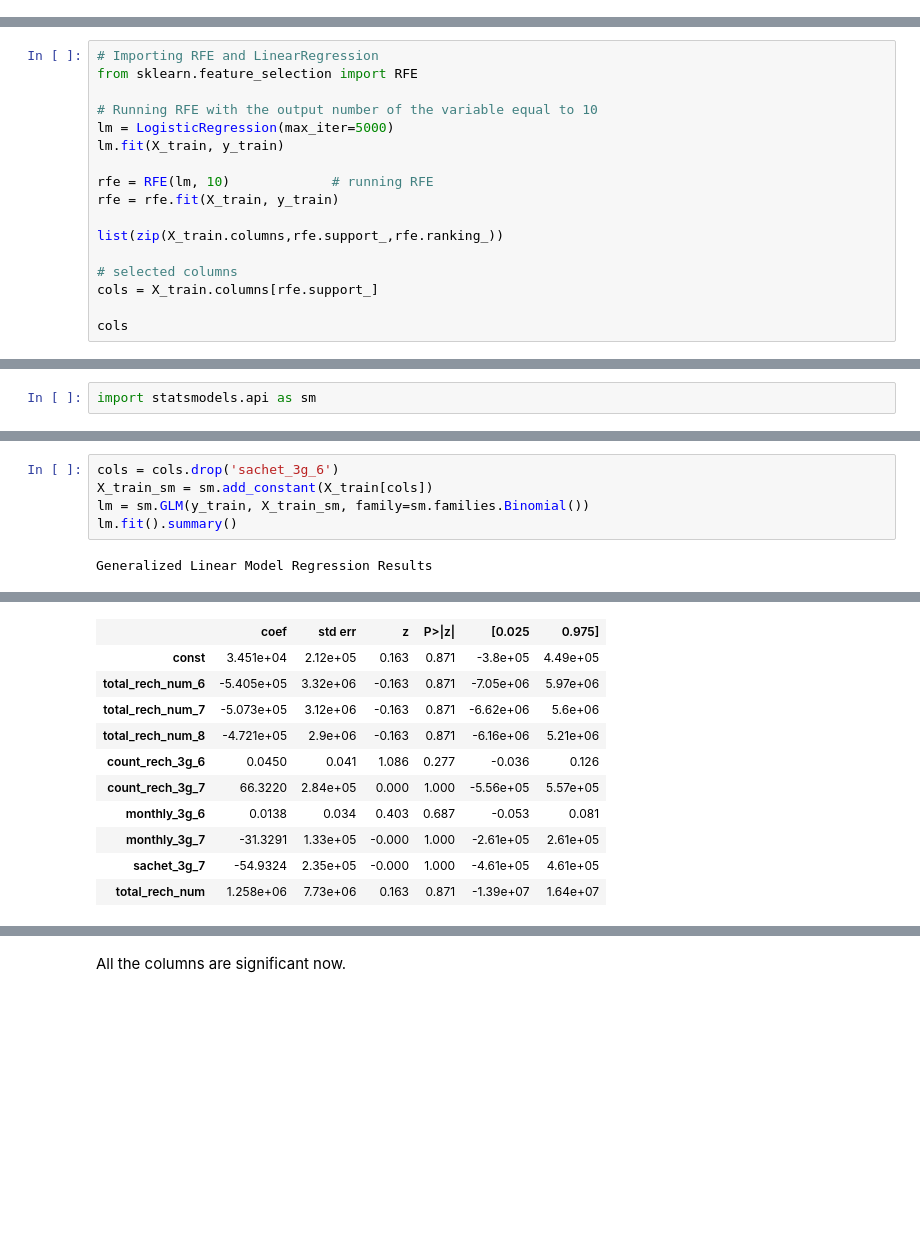
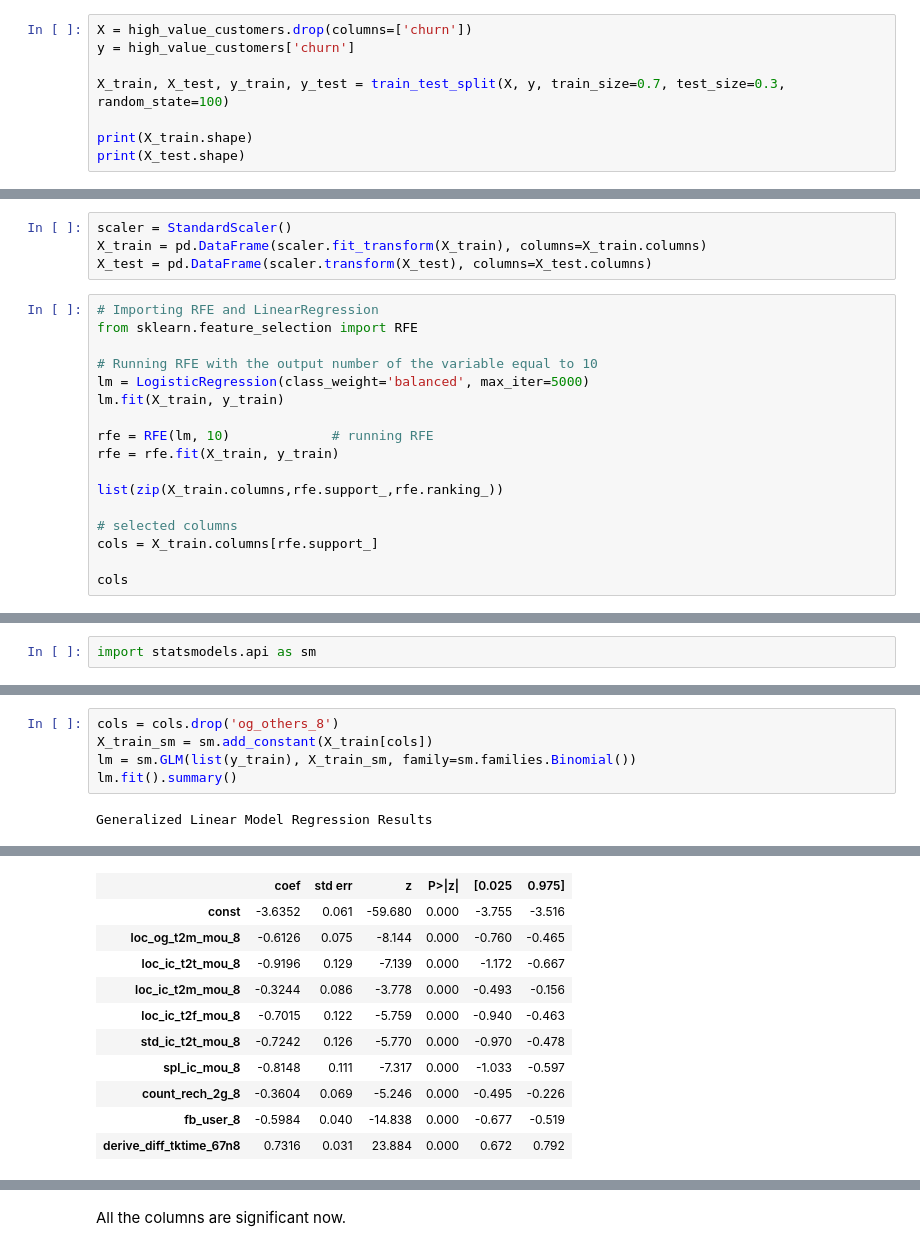
Before and after one commit to Shakeebbk/telecom-churn-case-study, a Jupyter notebook: MergedSolution.ipynb, the cells around one changed output, grey strips where cells are left out. Saved outputs shown, nothing was run; the diff lists cells and outputs as text; blank space fills up the shorter version.

```diff
--- a/MergedSolution.ipynb
+++ b/MergedSolution.ipynb
@@ -1409,0 +1407,8 @@ X_test = X_test_processed.copy()
+# %%
+X = high_value_customers.drop(columns=['churn'])
+y = high_value_customers['churn']
+
+X_train, X_test, y_train, y_test = train_test_split(X, y, train_size=0.7, test_size=0.3, random_state=100)
+
+print(X_train.shape)
+print(X_test.shape)
@@ -1410,9 +1418,13 @@ X_test = X_test_processed.copy()
+# %%
+scaler = StandardScaler()
+X_train = pd.DataFrame(scaler.fit_transform(X_train), columns=X_train.columns)
+X_test = pd.DataFrame(scaler.transform(X_test), columns=X_test.columns)
 # %%
 # Importing RFE and LinearRegression
 from sklearn.feature_selection import RFE
 
 # Running RFE with the output number of the variable equal to 10
-lm = LogisticRegression(max_iter=5000)
+lm = LogisticRegression(class_weight='balanced', max_iter=5000)
 lm.fit(X_train, y_train)
 
 rfe = RFE(lm, 10)             # running RFE
@@ -1461,7 +1474,7 @@ Generalized Linear Model Regression Results
 # %%
-cols = cols.drop('sachet_3g_6')
+cols = cols.drop('og_others_8')
 X_train_sm = sm.add_constant(X_train[cols])
-lm = sm.GLM(y_train, X_train_sm, family=sm.families.Binomial())
+lm = sm.GLM(list(y_train), X_train_sm, family=sm.families.Binomial())
 lm.fit().summary()
 # %% [output]
 Generalized Linear Model Regression Results
@@ -1476,12 +1489,12 @@ Generalized Linear Model Regression Results
 | Covariance Type: | nonrobust |  |  |
 |  | coef | std err | z | P>|z| | [0.025 | 0.975] |
-| const | 3.451e+04 | 2.12e+05 | 0.163 | 0.871 | -3.8e+05 | 4.49e+05 |
-| total_rech_num_6 | -5.405e+05 | 3.32e+06 | -0.163 | 0.871 | -7.05e+06 | 5.97e+06 |
-| total_rech_num_7 | -5.073e+05 | 3.12e+06 | -0.163 | 0.871 | -6.62e+06 | 5.6e+06 |
-| total_rech_num_8 | -4.721e+05 | 2.9e+06 | -0.163 | 0.871 | -6.16e+06 | 5.21e+06 |
-| count_rech_3g_6 | 0.0450 | 0.041 | 1.086 | 0.277 | -0.036 | 0.126 |
-| count_rech_3g_7 | 66.3220 | 2.84e+05 | 0.000 | 1.000 | -5.56e+05 | 5.57e+05 |
-| monthly_3g_6 | 0.0138 | 0.034 | 0.403 | 0.687 | -0.053 | 0.081 |
-| monthly_3g_7 | -31.3291 | 1.33e+05 | -0.000 | 1.000 | -2.61e+05 | 2.61e+05 |
-| sachet_3g_7 | -54.9324 | 2.35e+05 | -0.000 | 1.000 | -4.61e+05 | 4.61e+05 |
-| total_rech_num | 1.258e+06 | 7.73e+06 | 0.163 | 0.871 | -1.39e+07 | 1.64e+07 |
+| const | -3.6352 | 0.061 | -59.680 | 0.000 | -3.755 | -3.516 |
+| loc_og_t2m_mou_8 | -0.6126 | 0.075 | -8.144 | 0.000 | -0.760 | -0.465 |
+| loc_ic_t2t_mou_8 | -0.9196 | 0.129 | -7.139 | 0.000 | -1.172 | -0.667 |
+| loc_ic_t2m_mou_8 | -0.3244 | 0.086 | -3.778 | 0.000 | -0.493 | -0.156 |
+| loc_ic_t2f_mou_8 | -0.7015 | 0.122 | -5.759 | 0.000 | -0.940 | -0.463 |
+| std_ic_t2t_mou_8 | -0.7242 | 0.126 | -5.770 | 0.000 | -0.970 | -0.478 |
+| spl_ic_mou_8 | -0.8148 | 0.111 | -7.317 | 0.000 | -1.033 | -0.597 |
+| count_rech_2g_8 | -0.3604 | 0.069 | -5.246 | 0.000 | -0.495 | -0.226 |
+| fb_user_8 | -0.5984 | 0.040 | -14.838 | 0.000 | -0.677 | -0.519 |
+| derive_diff_tktime_67n8 | 0.7316 | 0.031 | 23.884 | 0.000 | 0.672 | 0.792 |
```
Also changed, not shown: parts of 9 cells of this notebook.
